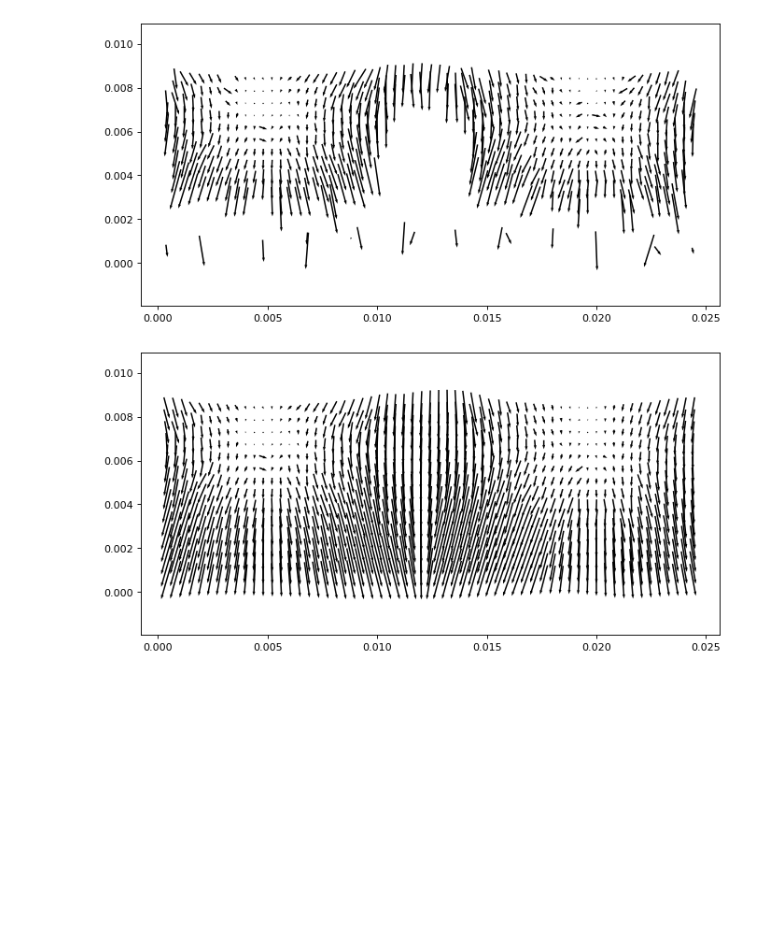
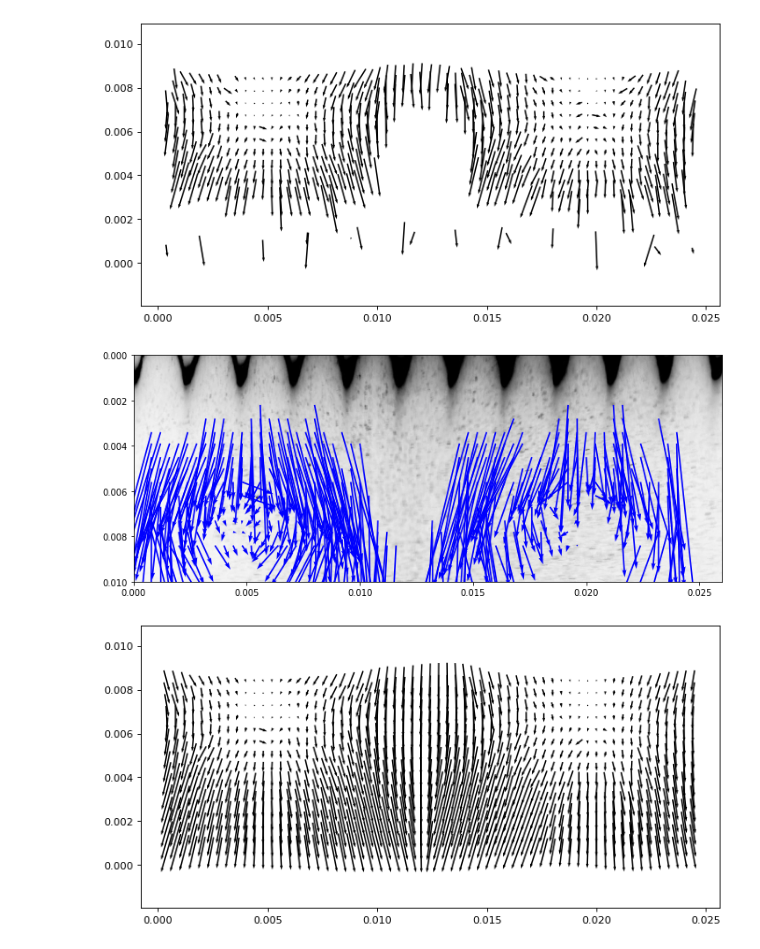
Before and after one commit to alexlib/testcase_outofplane_PIV, a Jupyter notebook: PIV_test_v022.ipynb, the cells around one changed output. Saved outputs shown, nothing was run; the diff lists cells and outputs as text; code cells hidden in the pictures; blank space fills up the shorter version.

Commit message:
updated after the remark on the issue to show that we save the correct positive vertical velocity

```diff
--- a/PIV_test_v022.ipynb
+++ b/PIV_test_v022.ipynb
@@ -88,6 +92,12 @@ plt.show()
 plt.close()
 # %% [output]
 [figure]
+# %%
+openpiv.tools.save(x, y, u0, v0, mask, 'tmp.txt' )
+fig, ax = plt.subplots(figsize=(12,12))
+openpiv.tools.display_vector_field('tmp.txt', ax=ax, scaling_factor=10000, scale=1, width=0.0025, on_img=True, image_name='tmp.png');
+# %% [output]
+[figure, added]
 # %%
 u1, v1, mask = openpiv.validation.sig2noise_val( u0, v0, sig2noise, threshold =1.3)
 u2, v2 = openpiv.filters.replace_outliers( u1, v1, method='localmean', max_iter=100, kernel_size=1)
```
Also changed, not shown: parts of 2 cells of this notebook, 8 other files.
